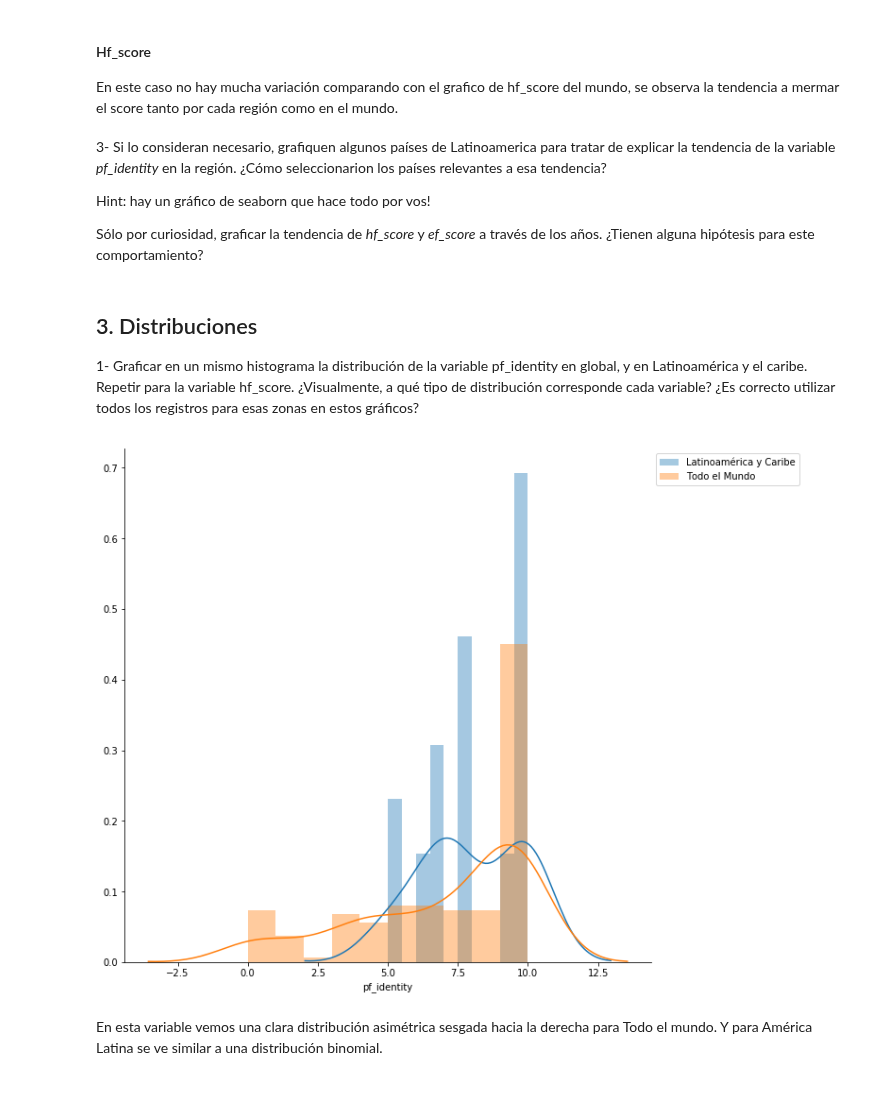
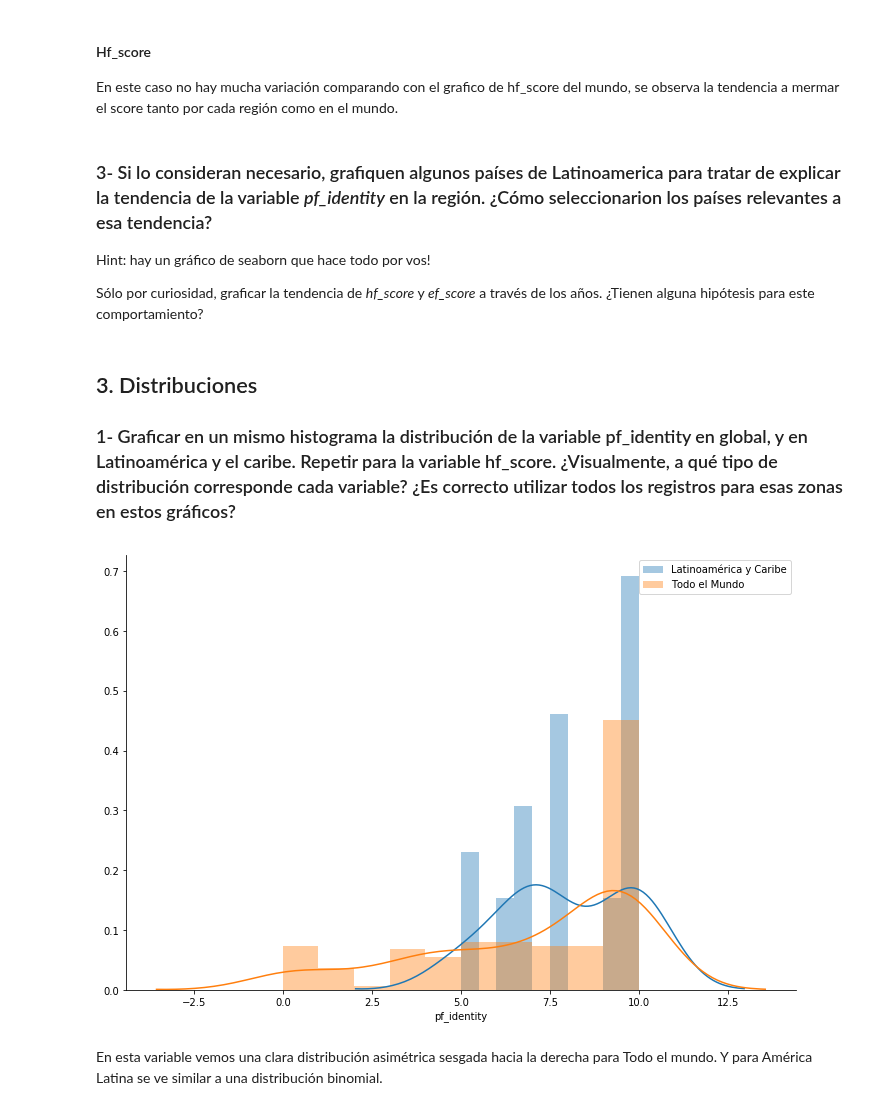
Before and after one commit to kevinsen/diplodatos-ayv-1, a Jupyter notebook: AyV-practico-1.ipynb, the cells around one changed output. Cells and saved outputs as stored; diff of their text form; code cells hidden in the pictures.

```diff
--- a/AyV-practico-1.ipynb
+++ b/AyV-practico-1.ipynb
@@ -287,7 +293,7 @@ seaborn.lineplot(data=idataset, x='year', y='hf_score', hue='region')
 <h4>Hf_score</h4>
 En este caso no hay mucha variación comparando con el grafico de hf_score del mundo, se observa la tendencia a mermar el score tanto por cada región como en el mundo.
 # %% [markdown]
-3- Si lo consideran necesario, grafiquen algunos países de Latinoamerica para tratar de explicar la tendencia de la variable *pf_identity* en la región. ¿Cómo seleccionarion los países relevantes a esa tendencia?
+### 3- Si lo consideran necesario, grafiquen algunos países de Latinoamerica para tratar de explicar la tendencia de la variable *pf_identity* en la región. ¿Cómo seleccionarion los países relevantes a esa tendencia?
 
 Hint: hay un gráfico de seaborn que hace todo por vos!
 
@@ -296,15 +302,15 @@ Sólo por curiosidad, graficar la tendencia de *hf_score* y *ef_score* a través
 
 ## 3. Distribuciones
 
-1- Graficar en un mismo histograma la distribución de la variable pf_identity en global, y en Latinoamérica y el caribe. Repetir para la variable hf_score. ¿Visualmente, a qué tipo de distribución corresponde cada variable? ¿Es correcto utilizar todos los registros para esas zonas en estos gráficos?
+### 1- Graficar en un mismo histograma la distribución de la variable pf_identity en global, y en Latinoamérica y el caribe. Repetir para la variable hf_score. ¿Visualmente, a qué tipo de distribución corresponde cada variable? ¿Es correcto utilizar todos los registros para esas zonas en estos gráficos?
 # %%
-plt.figure(figsize=(10,10))
+plt.figure(figsize=(12,8))
 seaborn.distplot(latamdataset['pf_identity'].dropna(),bins=10, label='Latinoamérica y Caribe')
 seaborn.distplot(ydataset['pf_identity'].dropna(),bins=10, label='Todo el Mundo')
 plt.legend(bbox_to_anchor=(1, 1))
 seaborn.despine()
 # %% [output]
-[figure, old version]
+[figure, new version]
 # %% [markdown]
 En esta variable vemos una clara distribución asimétrica sesgada hacia la derecha para Todo el mundo. Y para América Latina se ve similar a una distribución binomial.
 # %%
```
Also changed, not shown: parts of 39 cells of this notebook.
